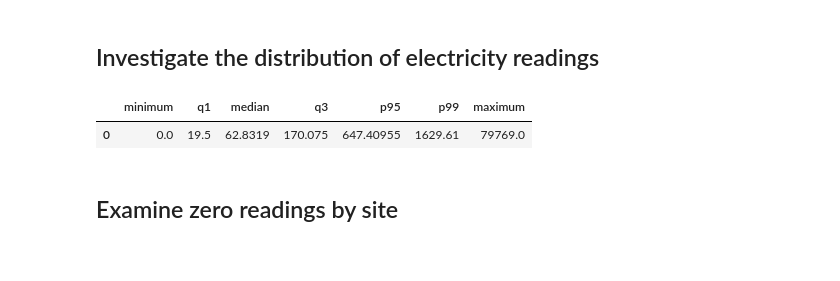
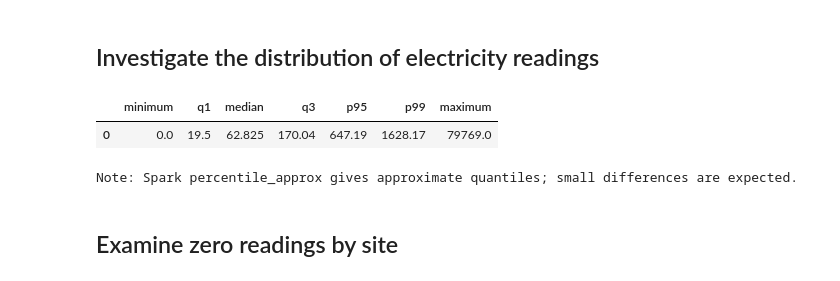
Before and after one commit to fahad9993/bigdata, a Jupyter notebook: notebooks/01_Data_Inspection.ipynb, the cells around one changed output. Saved outputs shown, nothing was run; the diff lists cells and outputs as text; code cells hidden in the pictures.

```diff
--- a/notebooks/01_Data_Inspection.ipynb
+++ b/notebooks/01_Data_Inspection.ipynb
@@ -175,3 +180,10 @@ dtype: object
 # %%
-import duckdb
+# Keep the original energy records and metadata as Spark DataFrames.
+# Filter once for electricity and reuse the logical expression below.
+electricity = train.filter(F.col("meter") == 0)
+# Building metadata is small enough for a broadcast join.
+electricity_with_buildings = electricity.join(
+    F.broadcast(buildings.select("building_id", "site_id", "primary_use", "square_feet")),
+    on="building_id", how="inner"
+)
 # %%
@@ -282,28 +262,23 @@ display(site_audit)
 # %% [markdown]
 ## Investigate the distribution of electricity readings
 # %%
-query = """
-SELECT
-    MIN(meter_reading) AS minimum,
-    QUANTILE_CONT(meter_reading, 0.25) AS q1,
-    MEDIAN(meter_reading) AS median,
-    QUANTILE_CONT(meter_reading, 0.75) AS q3,
-    QUANTILE_CONT(meter_reading, 0.95) AS p95,
-    QUANTILE_CONT(meter_reading, 0.99) AS p99,
-    MAX(meter_reading) AS maximum
-FROM read_csv_auto(?, header=true)
-WHERE meter = 0
-"""
-
-electricity_distribution = con.execute(
-    query,
-    [train_file]
-).df()
-
+electricity_distribution = (
+    electricity.agg(
+        F.min("meter_reading").alias("minimum"),
+        F.expr("percentile_approx(meter_reading, 0.25, 10000)").alias("q1"),
+        F.expr("percentile_approx(meter_reading, 0.5, 10000)").alias("median"),
+        F.expr("percentile_approx(meter_reading, 0.75, 10000)").alias("q3"),
+        F.expr("percentile_approx(meter_reading, 0.95, 10000)").alias("p95"),
+        F.expr("percentile_approx(meter_reading, 0.99, 10000)").alias("p99"),
+        F.max("meter_reading").alias("maximum")
+    ).toPandas()
+)
 display(electricity_distribution)
+print("Note: Spark percentile_approx gives approximate quantiles; small differences are expected.")
 # %% [output]
 |  | minimum | q1 | median | q3 | p95 | p99 | maximum |
-| 0 | 0.0 | 19.5 | 62.8319 | 170.075 | 647.40955 | 1629.61 | 79769.0 |
+| 0 | 0.0 | 19.5 | 62.825 | 170.04 | 647.19 | 1628.17 | 79769.0 |
+Note: Spark percentile_approx gives approximate quantiles; small differences are expected.
 # %% [markdown]
 ## Examine zero readings by site
 # %%
```
Also changed, not shown: parts of 18 cells of this notebook, 1 other file.
